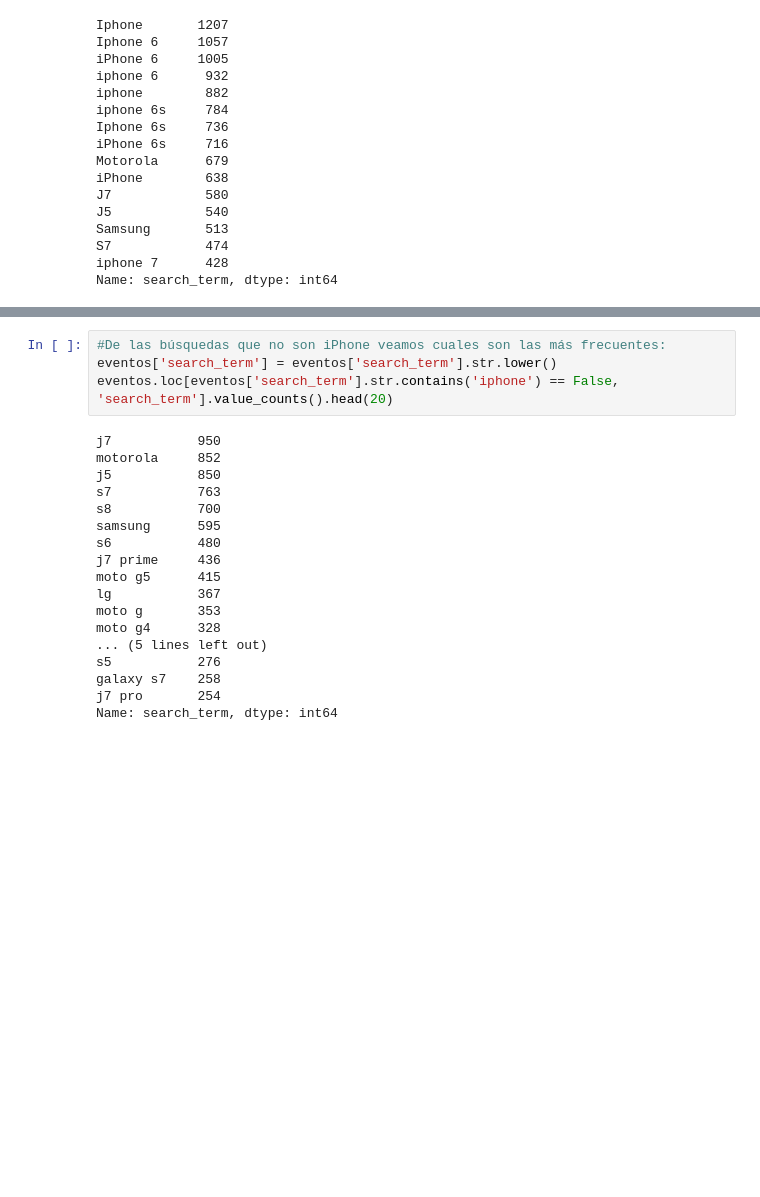
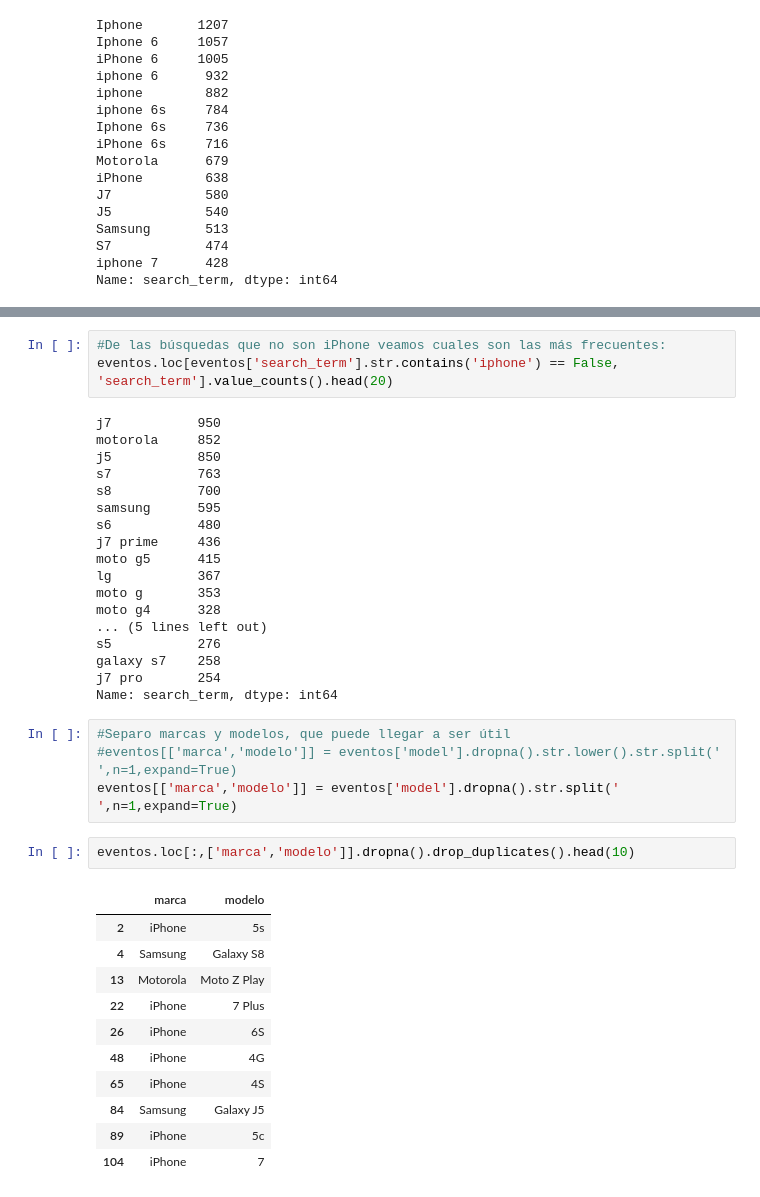
Before and after one commit to btusca/7506, a Jupyter notebook: TP2018/TP 1.ipynb, the cells around one changed output, grey strips where cells are left out. Saved outputs shown, nothing was run; the diff lists cells and outputs as text; blank space fills up the shorter version.

```diff
--- a/TP2018/TP 1.ipynb
+++ b/TP2018/TP 1.ipynb
@@ -280,6 +274,5 @@ plot_busqueda_iphone.set(title="Busquedas de Iphone",xlabel="Cant. de búsquedas
 # %%
 #De las búsquedas que no son iPhone veamos cuales son las más frecuentes:
-eventos['search_term'] = eventos['search_term'].str.lower()
 eventos.loc[eventos['search_term'].str.contains('iphone') == False, 'search_term'].value_counts().head(20)
 # %% [output]
 j7           950
@@ -299,3 +292,21 @@ s5           276
 galaxy s7    258
 j7 pro       254
 Name: search_term, dtype: int64
+# %%
+#Separo marcas y modelos, que puede llegar a ser útil
+#eventos[['marca','modelo']] = eventos['model'].dropna().str.lower().str.split(' ',n=1,expand=True)
+eventos[['marca','modelo']] = eventos['model'].dropna().str.split(' ',n=1,expand=True)
+# %%
+eventos.loc[:,['marca','modelo']].dropna().drop_duplicates().head(10)
+# %% [output]
+|  | marca | modelo |
+| 2 | iPhone | 5s |
+| 4 | Samsung | Galaxy S8 |
+| 13 | Motorola | Moto Z Play |
+| 22 | iPhone | 7 Plus |
+| 26 | iPhone | 6S |
+| 48 | iPhone | 4G |
+| 65 | iPhone | 4S |
+| 84 | Samsung | Galaxy J5 |
+| 89 | iPhone | 5c |
+| 104 | iPhone | 7 |
```
Also changed, not shown: parts of 11 cells of this notebook.
